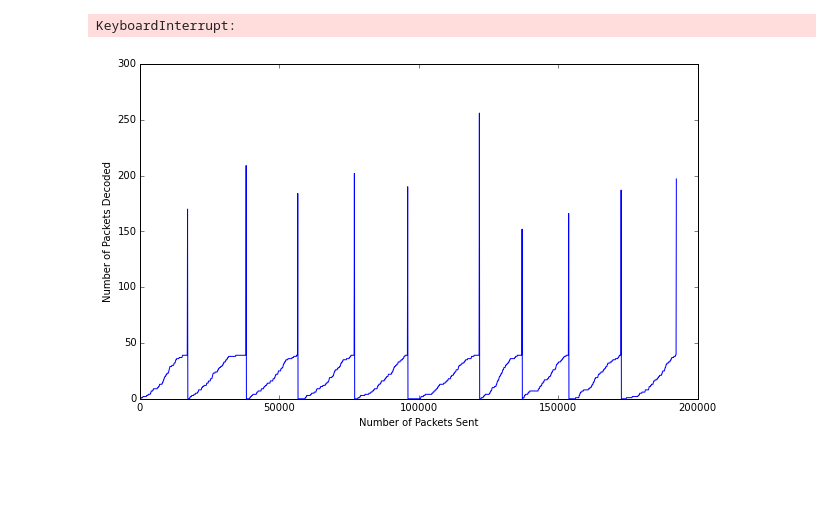
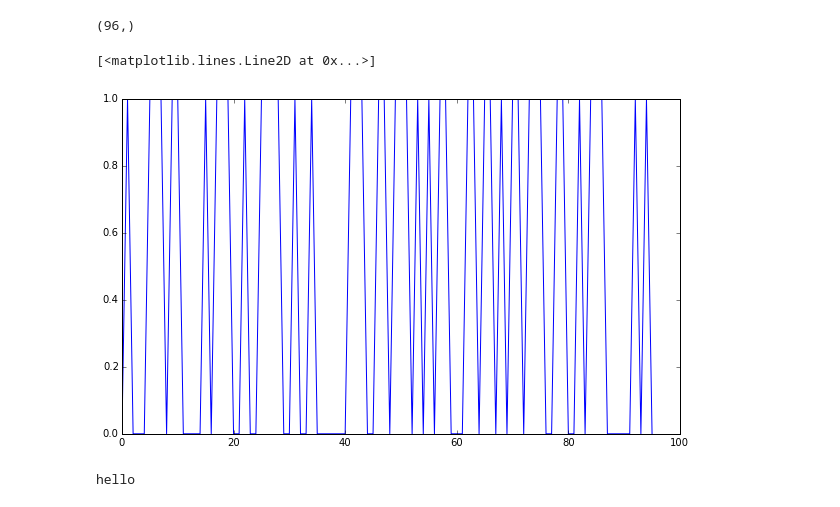
Before and after one commit to gycn/AudioTransmissionProject, a Jupyter notebook: Transmitting.ipynb, the cells around one changed output. Drawn from its saved outputs; the diff is of its cells as text; code cells hidden in the pictures; blank space fills up the shorter version.

Commit message:
transmitting shit

```diff
--- a/Transmitting.ipynb
+++ b/Transmitting.ipynb
@@ -160,29 +15,27 @@ class Receiver:
-# %%
-p = 0.1
-num_trials = 1
-ch = Channel(p)
-tx_baseline = Transmitter(chunks, ch)
-baseline_packets = []
-average = 0
-
-for _ in range(num_trials):
-    rx = Receiver( len(chunks), ch )
-    ct = 0
-    while not rx.isDone():
-        tx_baseline.transmit_one_packet()
-        rx.receive_packet()
-        ct += 1
-        baseline_packets.append(sum(rx.found))
-    baseline_packets.append(ct)
-    average += ct
-
-print("The number of packets received: {}".format(average/num_trials))
-# %% [output]
-KeyboardInterrupt:
-# %%
-plt.plot(np.arange(len(baseline_packets) + 1) * 100, [0] + baseline_packets)
-plt.xlabel("Number of Packets Sent")
-plt.ylabel("Number of Packets Decoded")
-plt.show()
-# %% [output]
-[figure, removed]
+# %%
+with open ("test.txt", "r") as myfile:
+    data=myfile.readlines()
+data = np.array(data)
+signal = np.array([],"uint8")
+for d in data:
+    for char in d:
+        binary = bin(ord(char))[2:]
+        if len(binary) < 8:
+            binary = "0" * (8-len(binary)) + binary
+        signal = np.append(signal, [int(b) for b in binary])
+print(signal.shape)
+# %% [output]
+(96,)
+# %%
+plt.plot(signal)
+# %% [output]
+[<matplotlib.lines.Line2D at 0x...>]
+[figure, added]
+# %%
+def text_from_bits(bits, encoding='utf-8', errors='surrogatepass'):
+    n = int(bits, 2)
+    return n.to_bytes((n.bit_length() + 7) // 8, 'big').decode(encoding, errors) or '\0'
+
+print(text_from_bits("0b110100001100101011011000110110001101111"))
+# %% [output]
+hello
```
Also changed, not shown: parts of 12 cells of this notebook.
